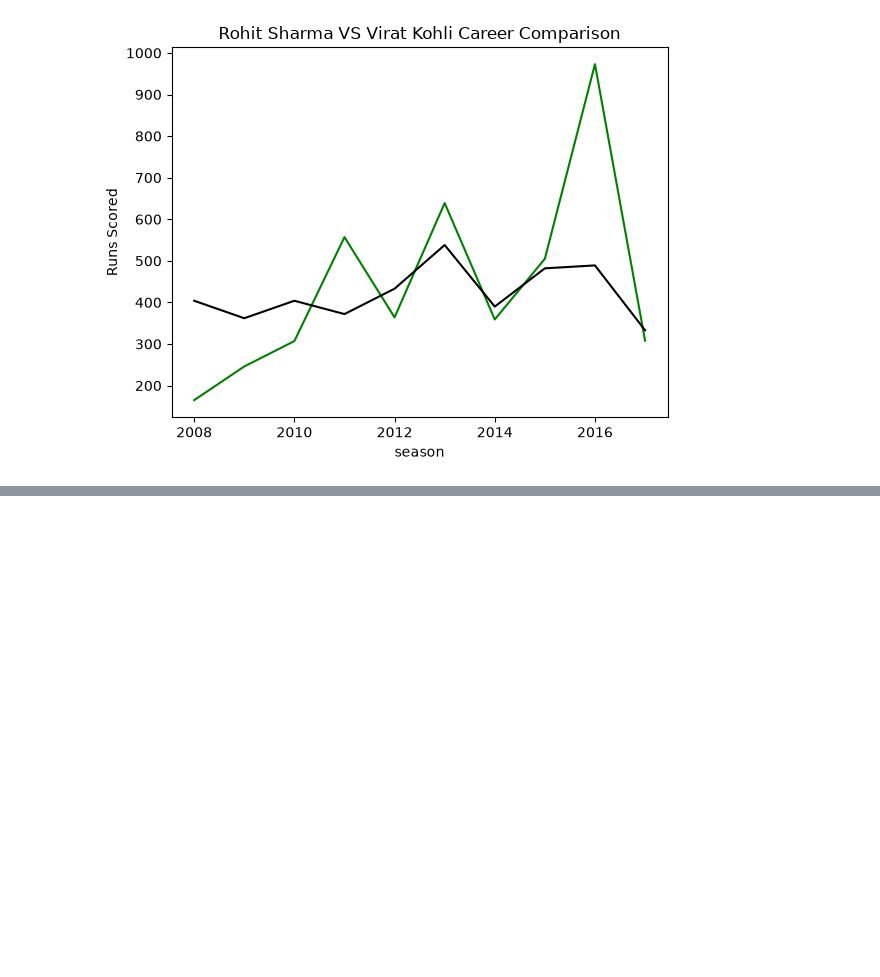
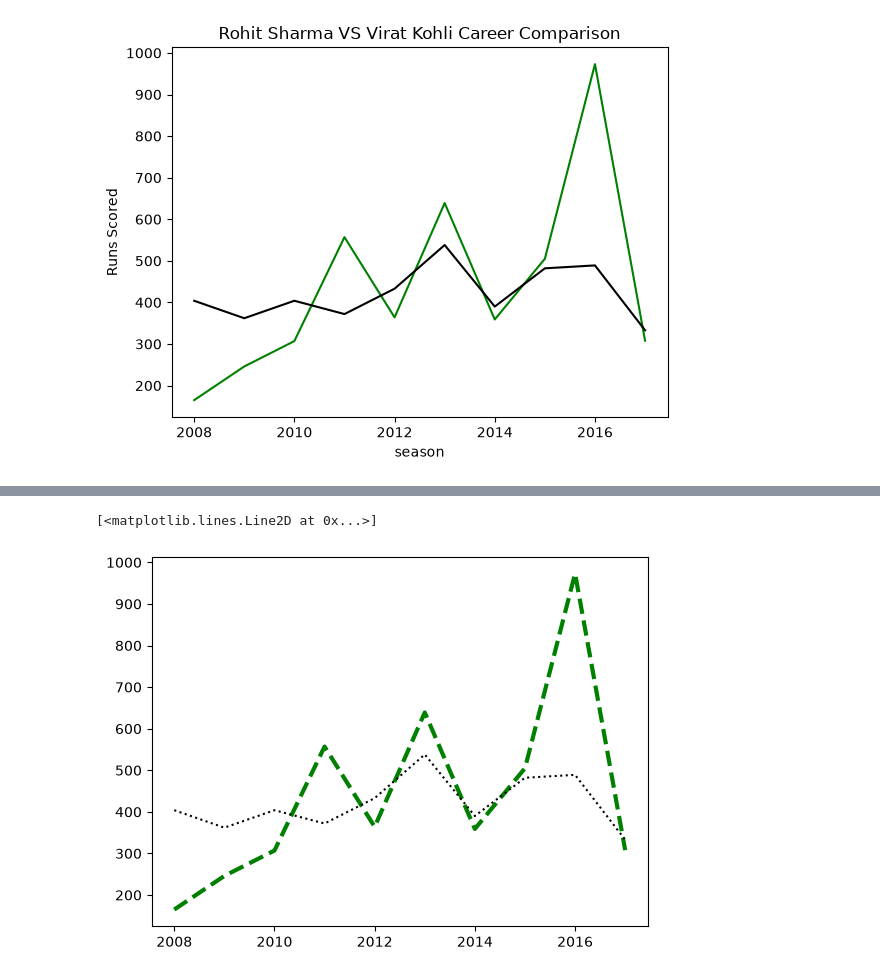
Before and after one commit to MahamFatima01713/Matplotlib_Mastery, a Jupyter notebook: Matplotlib.ipynb, the cells around one changed output, grey strips where cells are left out. Cells and saved outputs as stored; diff of their text form; code cells hidden in the pictures; blank space fills up the shorter version.

Commit message:
Update Matplotlib notebook with new code

```diff
--- a/Matplotlib.ipynb
+++ b/Matplotlib.ipynb
@@ -73,0 +85,7 @@ Text(0, 0.5, 'Runs Scored')
+# %%
+#We can also control the width of the lines by
+plt.plot(batsman['index'], batsman['V Kohli'], color='green',linestyle='dashed',linewidth='3')
+plt.plot(batsman['index'], batsman['RG Sharma'], color='black',linestyle='dotted')
+# %% [output]
+[<matplotlib.lines.Line2D at 0x...>]
+[figure, added]
```
Also changed, not shown: parts of 6 cells of this notebook.
